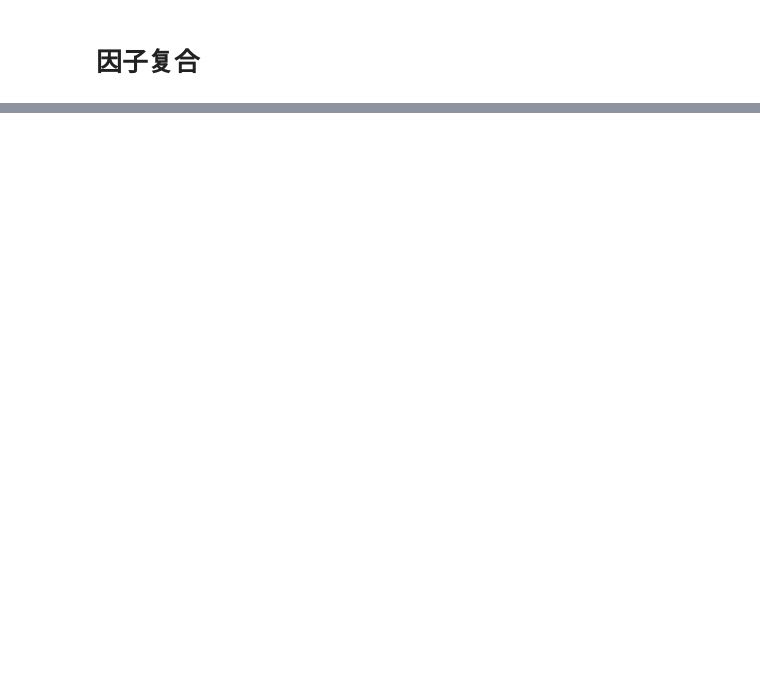
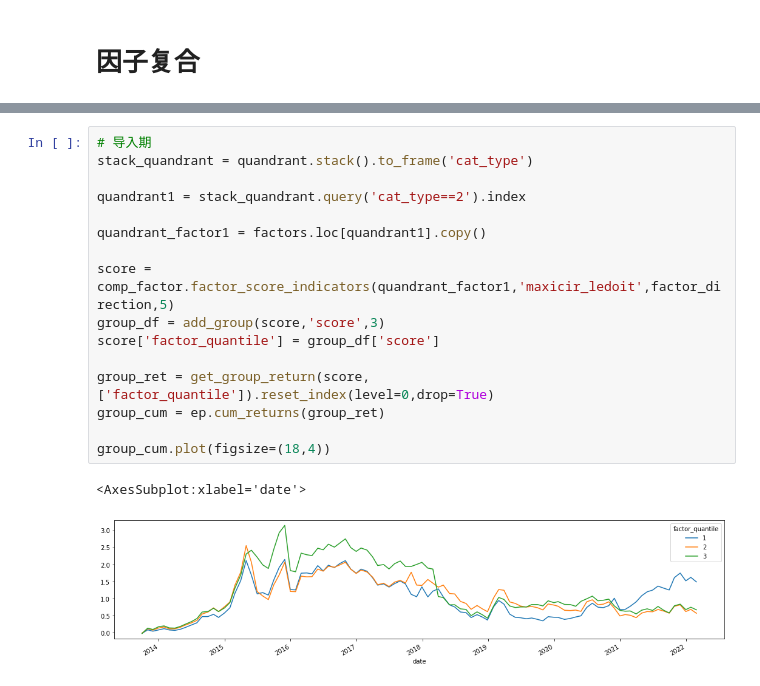
Before and after one commit to 11bingo/Quantitative-analysis, a Jupyter notebook: B-因子构建类/企业生命周期/企业生命周期测试.ipynb, the cells around one changed output, grey strips where cells are left out. Cells and saved outputs as stored; diff of their text form; blank space fills up the shorter version.

```diff
--- a/B-因子构建类/企业生命周期/企业生命周期测试.ipynb
+++ b/B-因子构建类/企业生命周期/企业生命周期测试.ipynb
@@ -257,0 +282,19 @@ import composition_factor as comp_factor
+# %%
+# 导入期
+stack_quandrant = quandrant.stack().to_frame('cat_type')
+
+quandrant1 = stack_quandrant.query('cat_type==2').index
+
+quandrant_factor1 = factors.loc[quandrant1].copy()
+
+score = comp_factor.factor_score_indicators(quandrant_factor1,'maxicir_ledoit',factor_direction,5)
+group_df = add_group(score,'score',3)
+score['factor_quantile'] = group_df['score']
+
+group_ret = get_group_return(score,['factor_quantile']).reset_index(level=0,drop=True)
+group_cum = ep.cum_returns(group_ret)
+
+group_cum.plot(figsize=(18,4))
+# %% [output]
+<AxesSubplot:xlabel='date'>
+[figure, added]
```
Also changed, not shown: parts of 10 cells of this notebook, 5 other files.
